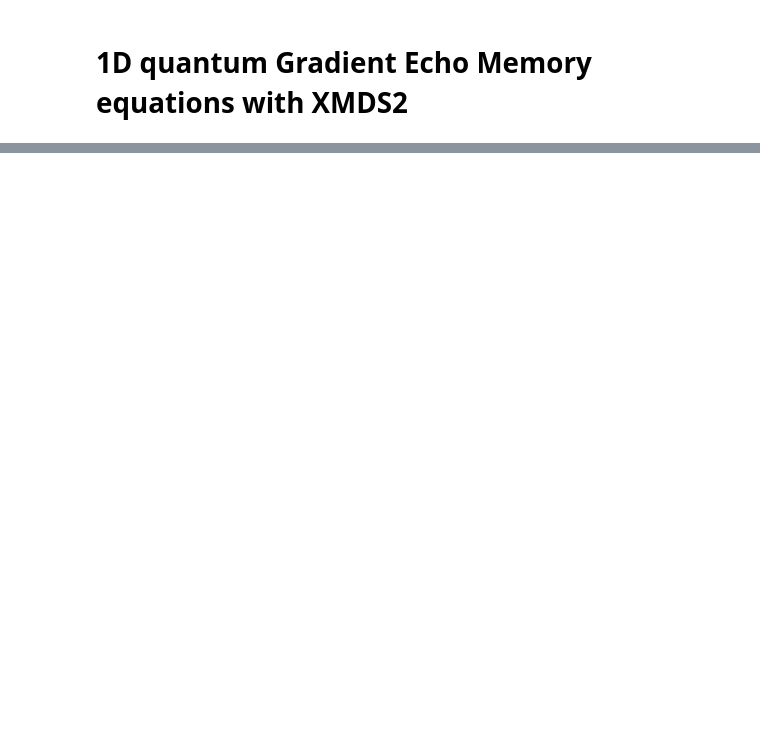
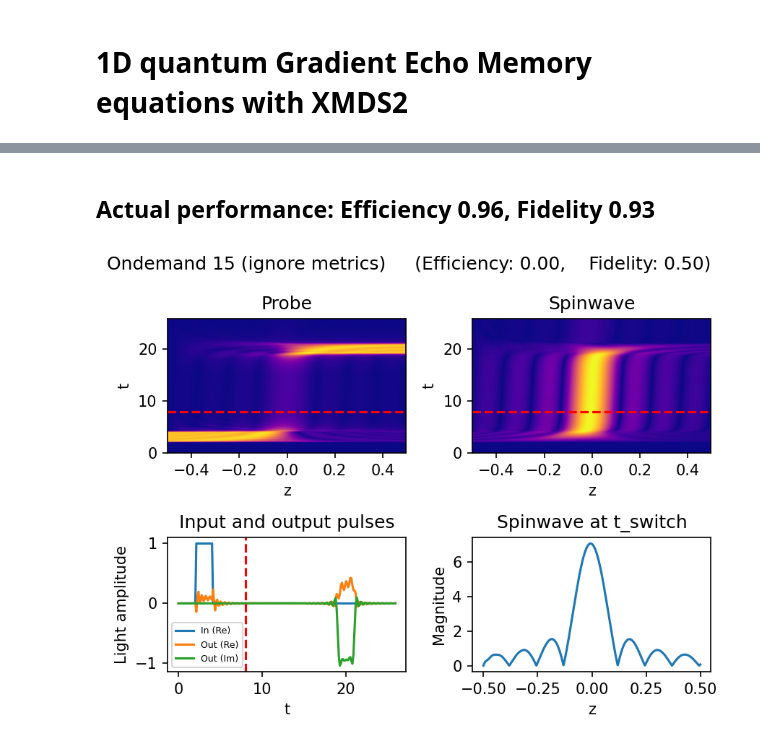
Before and after one commit to PatGleeson101/quantum-memory, a Jupyter notebook: quantum-memory.ipynb, the cells around one changed output, grey strips where cells are left out. Cells and saved outputs as stored; diff of their text form; code cells hidden in the pictures; blank space fills up the shorter version.

```diff
--- a/quantum-memory.ipynb
+++ b/quantum-memory.ipynb
@@ -108,0 +136,20 @@ summary_plot(*gauss, 8)
+# %%
+def ondemand_performance(t,z,E,S, toff, trelease): # FOR ON-DEMAND
+    off_index = int(len(t) * (toff - min(t))/(max(t) - min(t)))
+    release_index = int(len(t) * (trelease - min(t))/(max(t) - min(t)))
+    if max(t) < toff + trelease:
+        print("ERROR: output pulse truncated. Cannot fairly compare pulses.")
+        return None, None
+    Ein = E[:off_index,0]
+    tin = t[:off_index]
+    Eout = np.flip(E[release_index:release_index+off_index,-1])
+    # Norm is proportional to energy
+    norm_in = simpson(np.power(np.abs(Ein),2), tin)
+    norm_out = simpson(np.power(np.abs(Eout), 2), tin)
+    efficiency = np.abs(norm_out/norm_in);
+    fidelity = np.abs(simpson(np.conj(Ein) * Eout, tin)) / np.sqrt(norm_in * norm_out)
+
+    return efficiency, fidelity
+# %%
+ondemand_8_15 = upto(*load_instance("./instances/ondemand/trelease=15.h5"), 26)
+ondemand_8_30 = upto(*load_instance("./instances/ondemand/trelease=30.h5"), 45)
@@ -108,0 +158,7 @@ summary_plot(*gauss, 8)
+# %%
+summary_plot(*ondemand_8_15, 8, "Ondemand 15 (ignore metrics)")
+display(Markdown("## Actual performance: Efficiency {:.2f}, Fidelity {:.2f}".format(
+    *ondemand_performance(*ondemand_8_15, 8, 15))))
+# %% [output]
+## Actual performance: Efficiency 0.96, Fidelity 0.93
+[figure, added]
```
Also changed, not shown: parts of 39 cells of this notebook, 19 other files.
